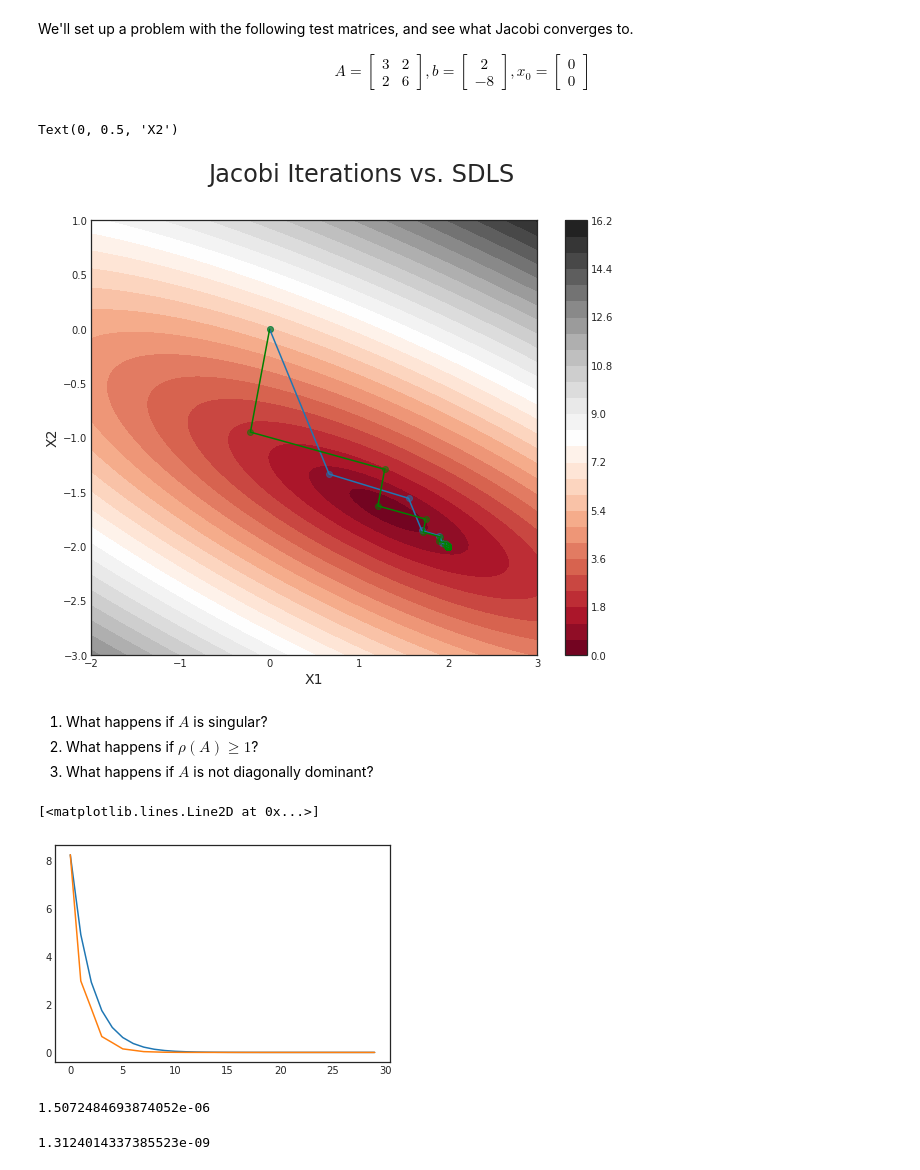
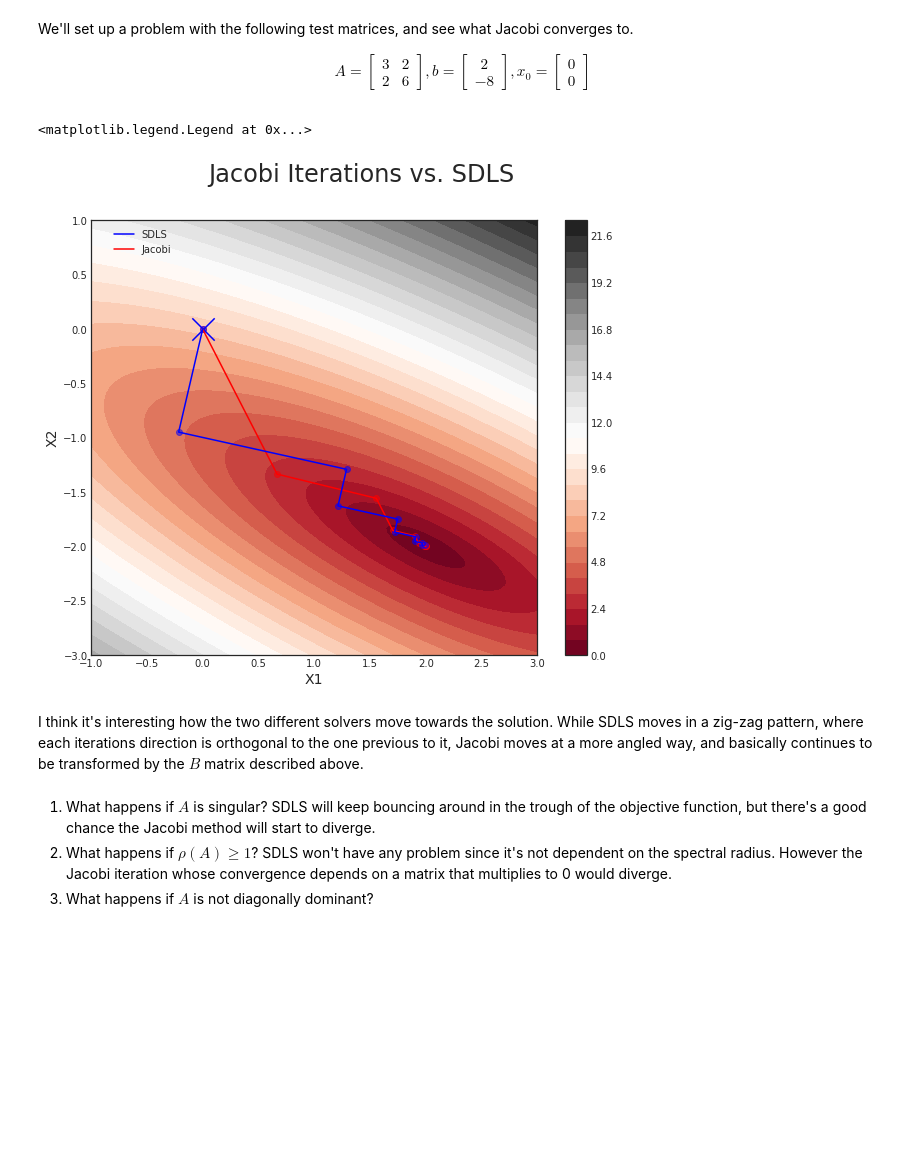
Before and after one commit to tXiao95/py_experiments, a Jupyter notebook: Jacobi_Iteration.ipynb, the cells around one changed output. Cells and saved outputs as stored; diff of their text form; code cells hidden in the pictures; blank space fills up the shorter version.

Commit message:
fixed contour plot

```diff
--- a/Jacobi_Iteration.ipynb
+++ b/Jacobi_Iteration.ipynb
@@ -72,6 +73,7 @@ def Jacobi(A, B, X, maxIter):
 def SDLS(A, B, X, maxIter):
     """
     Steepest descent for least squares with exact line search.
+    Right now only works for nrhs=1.
 
     Parameters:
         A -- data matrix (m x n)
@@ -130,8 +132,8 @@ A = np.array([[3,2],[2,6]])
 B = np.array([[2,-8]]).T
 X = np.zeros_like(B)
 
-X_J, his_J, grad_J, Xall_J = Jacobi(A, B, X, 30)
-X_SD, his_SD, grad_SD, Xall_SD = SDLS(A, B, X, 30)
+X_J, his_J, grad_J, Xall_J = Jacobi(A, B, X, 10)
+X_SD, his_SD, grad_SD, Xall_SD = SDLS(A, B, X, 10)
 # %%
 def _f(x, A, B):
     x = x[np.newaxis].T
@@ -142,44 +144,44 @@ def generate_contour(A, B, Xall, x1min, x1max, x2min, x2max, num_x1=100, num_x2=
     x1 = np.linspace(x1min, x1max, num_x1)
     x2 = np.linspace(x2min, x2max, num_x2)
     X1_grid, X2_grid = np.meshgrid(x1, x2)
-    x = np.reshape(X1, num_x1*num_x2)
-    y = np.reshape(X2, num_x1*num_x2)
+    x = np.reshape(X1_grid, num_x1*num_x2)
+    y = np.reshape(X2_grid, num_x1*num_x2)
     Z = np.reshape(np.apply_along_axis(func1d=_f, axis=0, arr=np.vstack((x,y)), A=A, B=B), (num_x1,num_x2))
     X1_path = Xall[0][0]
     X2_path = Xall[1][0]
     return Z, X1_grid, X2_grid, X1_path, X2_path
 # %%
-Z_SD, X1_SD_grid, X2_SD_grid, X1_SD_path, X2_SD_path = generate_contour(A, B, Xall_SD, -2, 3, -3, 1)
-Z_J, X1_J_grid, X2_J_grid, X1_J_path, X2_J_path = generate_contour(A, B, Xall_J, -2, 3, -3, 1)
+Z_SD, X1_SD_grid, X2_SD_grid, X1_SD_path, X2_SD_path = generate_contour(A, B, Xall_SD, -1, 3, -3, 1)
+Z_J, X1_J_grid, X2_J_grid, X1_J_path, X2_J_path = generate_contour(A, B, Xall_J, -1, 3, -3, 1)
 # %%
 plt.figure(figsize=(10,8))
 plt.suptitle("Jacobi Iterations vs. SDLS", fontsize=24)
 plt.contourf(X1_J_grid, X2_J_grid, Z_J, 30, cmap='RdGy');
 plt.colorbar();
-plt.scatter(X1_J_path, X2_J_path, alpha=0.5)
-plt.plot(X1_J_path, X2_J_path)
-plt.scatter(X1_SD_path, X2_SD_path, alpha=0.5, c="g")
-plt.plot(X1_SD_path, X2_SD_path, c="g")
+plt.scatter(X1_J_path, X2_J_path, alpha=0.5, c="r")
+plt.plot(X1_J_path, X2_J_path, c="r")
+plt.scatter(X1_SD_path, X2_SD_path, alpha=0.5, c="b")
+plt.plot(X1_SD_path, X2_SD_path, c="b")
+plt.scatter(0, 0, marker="x", s=500, c="b")
 plt.xlabel("X1",fontsize=14)
 plt.ylabel("X2",fontsize=14)
+blue_line = mlines.Line2D([], [], color='blue',
+                          markersize=15, label='SDLS')
+red_line = mlines.Line2D([], [], color='red',
+                          markersize=15, label='Jacobi')
+plt.legend(handles=[blue_line, red_line], bbox_to_anchor=(0.2, 1))
 # %% [output]
-Text(0, 0.5, 'X2')
+<matplotlib.legend.Legend at 0x...>
-[figure, old version]
+[figure, new version]
+# %% [markdown]
+I think it's interesting how the two different solvers move towards the solution. While SDLS moves in a zig-zag pattern, where each
+iterations direction is orthogonal to the one previous to it, Jacobi moves at a more angled way, and basically continues to
+be transformed by the $B$ matrix described above.
 # %% [markdown]
 1. What happens if $A$ is singular?
+    SDLS will keep bouncing around in the trough of the objective function, but there's a good chance the Jacobi method will
+    start to diverge.
 2. What happens if $\rho(A) \geq 1$?
+    SDLS won't have any problem since it's not dependent on the spectral radius. However the Jacobi iteration whose convergence
+    depends on a matrix that multiplies to 0 would diverge.
 3. What happens if $A$ is not diagonally dominant?
-# %%
-plt.plot(his_SD)
-plt.plot(his_J)
-# %% [output]
-[<matplotlib.lines.Line2D at 0x...>]
-[figure, removed]
-# %%
-_f(X_SD, A, B)
-# %% [output]
-1.5072484693874052e-06
-# %%
-_f(X_J, A, B)
-# %% [output]
-1.3124014337385523e-09
```
Also changed, not shown: parts of 2 cells of this notebook.
